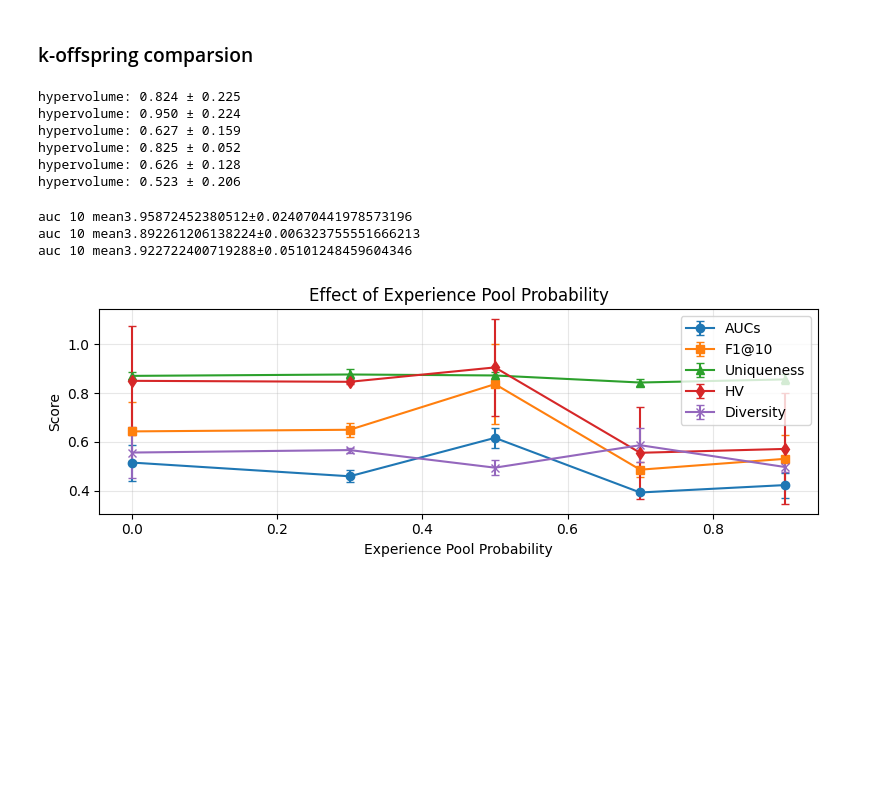
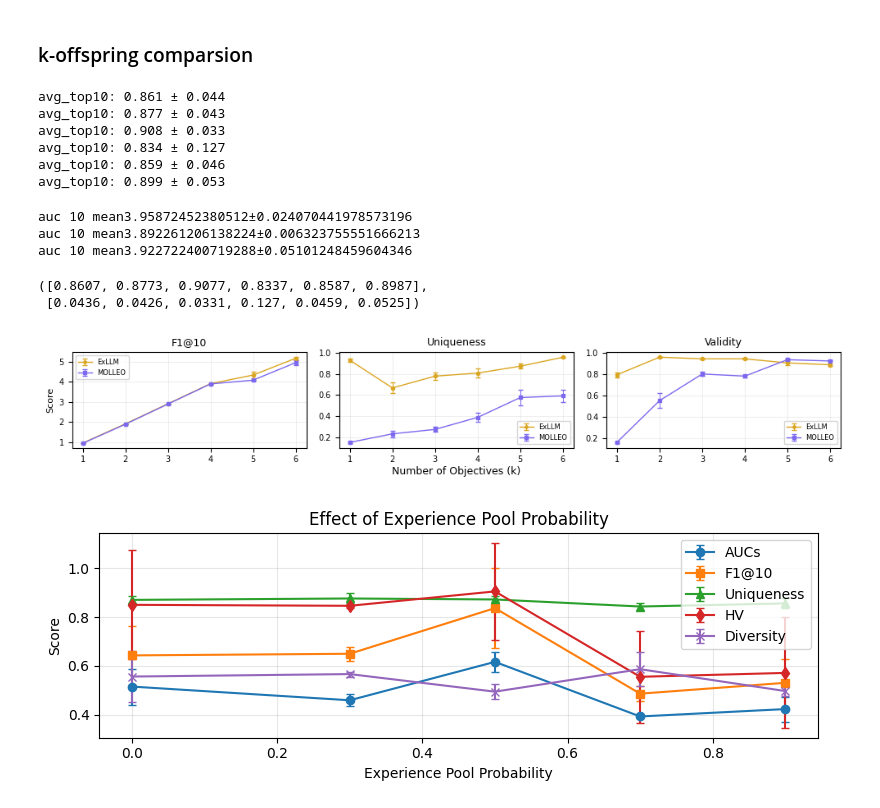
Before and after one commit to lzz-z/MCCE, a Jupyter notebook: results.ipynb, the cells around one changed output. Saved outputs shown, nothing was run; the diff lists cells and outputs as text; code cells hidden in the pictures; blank space fills up the shorter version.

```diff
--- a/results.ipynb
+++ b/results.ipynb
@@ -468,19 +468,20 @@ gemini_f10_std = []
 for i in range(1,7):
 #for i in [3,7,9]:
     #root = f'/root/nian/mollm_results/koff/zgca,gemini-2.5-flash-nothinking/results/sa_drd2_qed_gsk3b_jnk3_0919_noexp{i}' + 'off_{}.json'
-    root = f'/root/nian/mollm_results/koff/zgca,gpt-4o-2024-05-13/results/sa_drd2_qed_gsk3b_jnk3_0919_noexp{i}' + 'off_{}.json'
+    #root = f'/root/nian/mollm_results/koff/zgca,gpt-4o-2024-05-13/results/sa_drd2_qed_gsk3b_jnk3_0919_noexp{i}' + 'off_{}.json'
+    root = f'/root/nian/mollm_results/koff/zgca,gpt-4o-2024-05-13/results/jnk3_0919_noexp{i}' + 'off_{}.json'
     #root = f'/root/nian/mollm_results/exp/zgca,gpt-4o-2024-05-13/results/sa_drd2_qed_gsk3b_jnk3_0919_exp0.{i}'+'_{}.json'
     #mean,std = cal_avg(root,file_num=3,metric='hypervolume')
-    mean,std = cal_avg(root,file_num=3,metric='hypervolume') # avg_top10
+    mean,std = cal_avg(root,file_num=3,metric='avg_top10') # avg_top10
     gemini_f10_mean.append(mean)
     gemini_f10_std.append(std)
 # %% [output]
-hypervolume: 0.824 ± 0.225
-hypervolume: 0.950 ± 0.224
-hypervolume: 0.627 ± 0.159
-hypervolume: 0.825 ± 0.052
-hypervolume: 0.626 ± 0.128
-hypervolume: 0.523 ± 0.206
+avg_top10: 0.861 ± 0.044
+avg_top10: 0.877 ± 0.043
+avg_top10: 0.908 ± 0.033
+avg_top10: 0.834 ± 0.127
+avg_top10: 0.859 ± 0.046
+avg_top10: 0.899 ± 0.053
 # %%
 import pickle
 def cal_auc(root,seed=42):
@@ -526,5 +526,10 @@ gpt_f10_std =  [0.0253, 0.0383, 0.0681, 0.1085, 0.0085, 0.0582]
 gpt_uni_mean = [0.8948, 0.9271, 0.9402, 0.972, 0.9456, 0.891]
 gpt_uni_std = [0.0041, 0.0184, 0.0462, 0.0178, 0.0508, 0.0562]
+# %%
+gemini_f10_mean,gemini_f10_std
+# %% [output]
+([0.8607, 0.8773, 0.9077, 0.8337, 0.8587, 0.8987],
+ [0.0436, 0.0426, 0.0331, 0.127, 0.0459, 0.0525])
 # %%
 # 5goals
 gemini_aucs_mean = [3.8858, 4.0045, 3.907, 3.9029, 3.9101, 4.0251]
@@ -553,11 +558,12 @@ gpt_hv_std = [0.224, 0.0094, 0.200, 0.1877, 0.2276]
 gpt_div_mean = [0.556,0.5661,0.494, 0.5862, 0.4965]
 gpt_div_std = [0.106,0.01, 0.032, 0.0696, 0.0206]
 # %%
-my_top10f_mean = [0.948,1.901,2.901,3.901,4.330,5.164]
+x = np.arange(1, 7)
+my_top10f_mean = np.array([0.948,1.901,2.901,3.901,4.330,5.164])
 my_top10f_std = [0.000,0.001,0.004,0.017,0.164,0.082]
 
 my_uni_mean = [0.929,0.666,0.778,0.807,0.872,0.957]
-my_uni_std = [0.012,0.102,0.037,0.045,0.022,0.006]
+my_uni_std = [0.012,0.052,0.037,0.045,0.022,0.006]
 
 my_val_mean = [0.796,0.962,0.946,0.946,0.908,0.890]
 my_val_std = [0.022,0.005,0.004,0.007,0.019,0.012]
@@ -568,8 +574,46 @@ leo_uni_std = [0.009,0.031,0.022,0.045,0.075,0.061]
 leo_val_mean = [0.159,0.552,0.803,0.783,0.938,0.926]
 leo_val_std = [0.010,0.072,0.020,0.011,0.007,0.004]
 
-leo_top10f_mean = [0.935,1.882,2.886,3.887,4.076,4.948]
+leo_top10f_mean = np.array([0.935,1.882,2.886,3.887,4.076,4.948])
 leo_top10f_std = [0.000,0.005,0.010,0.011,0.020,0.108]
+# %%
+import matplotlib.pyplot as plt
+import numpy as np
+
+fig, axes = plt.subplots(1, 3, figsize=(10,2), sharex=True)
+k = np.arange(1, 7)
+
+# 自定义颜色
+color_gpt = (123/255, 104/255, 238/255)     # GPT 紫色
+color_gemini = (218/255, 165/255, 32/255)   # Gemini 金色
+
+metrics = [
+    ("F1@10", my_top10f_mean, my_top10f_std, leo_top10f_mean, leo_top10f_std),
+    ("Uniqueness", my_uni_mean, my_uni_std, leo_uni_mean, leo_uni_std),
+    ("Validity", my_val_mean, my_val_std, leo_val_mean, leo_val_std)
+]
+
+for i, (ax, (title, g_mean, g_std, p_mean, p_std)) in enumerate(zip(axes, metrics)):
+    ax.errorbar(k, g_mean, yerr=g_std,
+                marker='o', markersize=3, linewidth=1, elinewidth=0.7, capsize=2,
+                color=color_gemini, label="ExLLM", linestyle='-')
+    ax.errorbar(k, p_mean, yerr=p_std,
+                marker='s', markersize=3, linewidth=1, elinewidth=0.7, capsize=2,
+                color=color_gpt, label="MOLLEO", linestyle='-')
+    ax.set_title(title, fontsize=9)
+    ax.set_xticks(k)
+    ax.tick_params(axis='both', labelsize=7)
+    ax.grid(alpha=0.3, linewidth=0.5)
+    if i == 0:   # 左边第一个子图加 y label
+        ax.set_ylabel("Score", fontsize=8)
+    if i == 1:   # 中间子图加 x label
+        ax.set_xlabel("Number of Objectives (k)", fontsize=9, labelpad=2)
+    ax.legend(fontsize=6, markerscale=0.8)
+
+plt.tight_layout()
+plt.show()
+# %% [output]
+[figure, added]
 # %%
 import matplotlib.pyplot as plt
 import numpy as np
```
Also changed, not shown: parts of 12 cells of this notebook, 13 other files.
